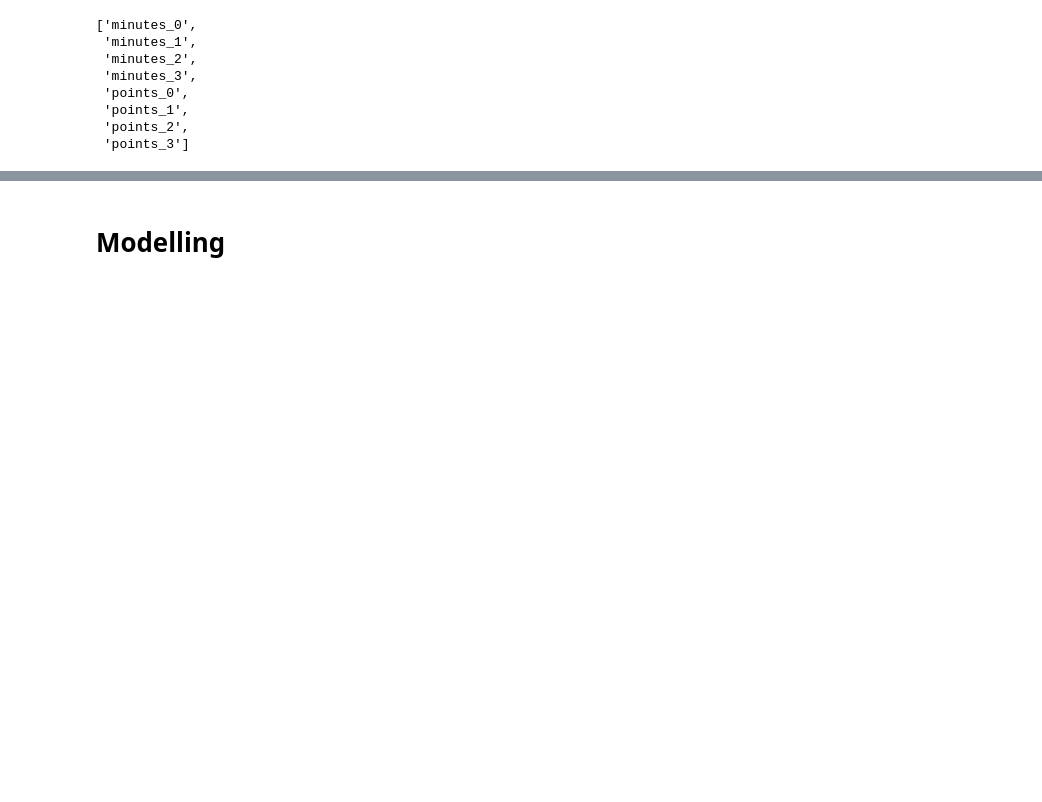
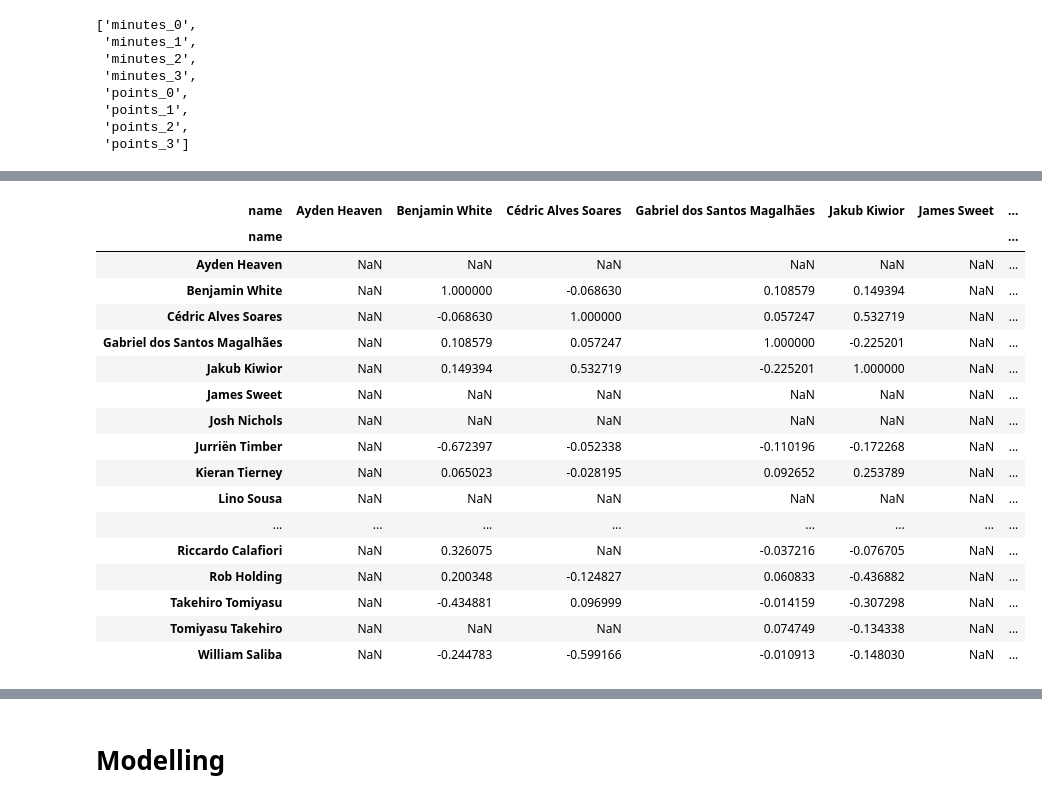
Before and after one commit to LevanBokeria/2025-reg-hack-week-airsenal, a Jupyter notebook: notebooks/Minutes_prediction_xgboost.ipynb, the cells around one changed output, grey strips where cells are left out. Saved outputs shown, nothing was run; the diff lists cells and outputs as text; code cells hidden in the pictures; blank space fills up the shorter version.

```diff
--- a/notebooks/Minutes_prediction_xgboost.ipynb
+++ b/notebooks/Minutes_prediction_xgboost.ipynb
@@ -185,0 +306,5 @@ You can try to debug the error by setting error_score='raise'.
+# %%
+positions = ['GK', 'DEF', 'MID', 'FWD']
+full_dfs = {}
+for position in positions:
+    full_dfs[position] = pd.concat([train_data[position], test_data[position]], axis=0).reset_index(drop=True)
@@ -185,0 +316,3 @@ You can try to debug the error by setting error_score='raise'.
+# %%
+player_names = pd.read_csv('../results/Player_Id_to_Name.csv')
+player_names.head()
@@ -185,0 +339,4 @@ You can try to debug the error by setting error_score='raise'.
+# %%
+for key, df in full_dfs.items():
+    matched_df = pd.merge(df, player_names, left_on='out_player_id', right_on='player_id', how='left')
+    full_dfs[key] = matched_df.drop(columns=['player_id'])
@@ -185,0 +365,35 @@ You can try to debug the error by setting error_score='raise'.
+# %%
+import matplotlib.pyplot as plt
+import seaborn as sns
+
+def plot_player_minutes_correlation_heatmap(df, team_name):
+    """
+    Plot a heatmap of the player minutes correlation matrix for a given team.
+    """
+    corr_matrix = df.corr()
+    plt.figure(figsize=(10, 8))
+    sns.heatmap(corr_matrix, cmap='coolwarm', annot=False, fmt=".2f")
+    plt.title(f'Player Minutes Correlation Heatmap - {team_name}')
+    plt.xlabel('Player ID')
+    plt.ylabel('Player ID')
+    plt.tight_layout()
+    plt.show()
+# %% [output]
+| name | Ayden Heaven | Benjamin White | Cédric Alves Soares | Gabriel dos Santos Magalhães | Jakub Kiwior | James Sweet | ... |
+| name |  |  |  |  |  |  | ... |
+| Ayden Heaven | NaN | NaN | NaN | NaN | NaN | NaN | ... |
+| Benjamin White | NaN | 1.000000 | -0.068630 | 0.108579 | 0.149394 | NaN | ... |
+| Cédric Alves Soares | NaN | -0.068630 | 1.000000 | 0.057247 | 0.532719 | NaN | ... |
+| Gabriel dos Santos Magalhães | NaN | 0.108579 | 0.057247 | 1.000000 | -0.225201 | NaN | ... |
+| Jakub Kiwior | NaN | 0.149394 | 0.532719 | -0.225201 | 1.000000 | NaN | ... |
+| James Sweet | NaN | NaN | NaN | NaN | NaN | NaN | ... |
+| Josh Nichols | NaN | NaN | NaN | NaN | NaN | NaN | ... |
+| Jurriën Timber | NaN | -0.672397 | -0.052338 | -0.110196 | -0.172268 | NaN | ... |
+| Kieran Tierney | NaN | 0.065023 | -0.028195 | 0.092652 | 0.253789 | NaN | ... |
+| Lino Sousa | NaN | NaN | NaN | NaN | NaN | NaN | ... |
+| ... | ... | ... | ... | ... | ... | ... | ... |
+| Riccardo Calafiori | NaN | 0.326075 | NaN | -0.037216 | -0.076705 | NaN | ... |
+| Rob Holding | NaN | 0.200348 | -0.124827 | 0.060833 | -0.436882 | NaN | ... |
+| Takehiro Tomiyasu | NaN | -0.434881 | 0.096999 | -0.014159 | -0.307298 | NaN | ... |
+| Tomiyasu Takehiro | NaN | NaN | NaN | 0.074749 | -0.134338 | NaN | ... |
+| William Saliba | NaN | -0.244783 | -0.599166 | -0.010913 | -0.148030 | NaN | ... |
```
Also changed, not shown: parts of 19 cells of this notebook.
